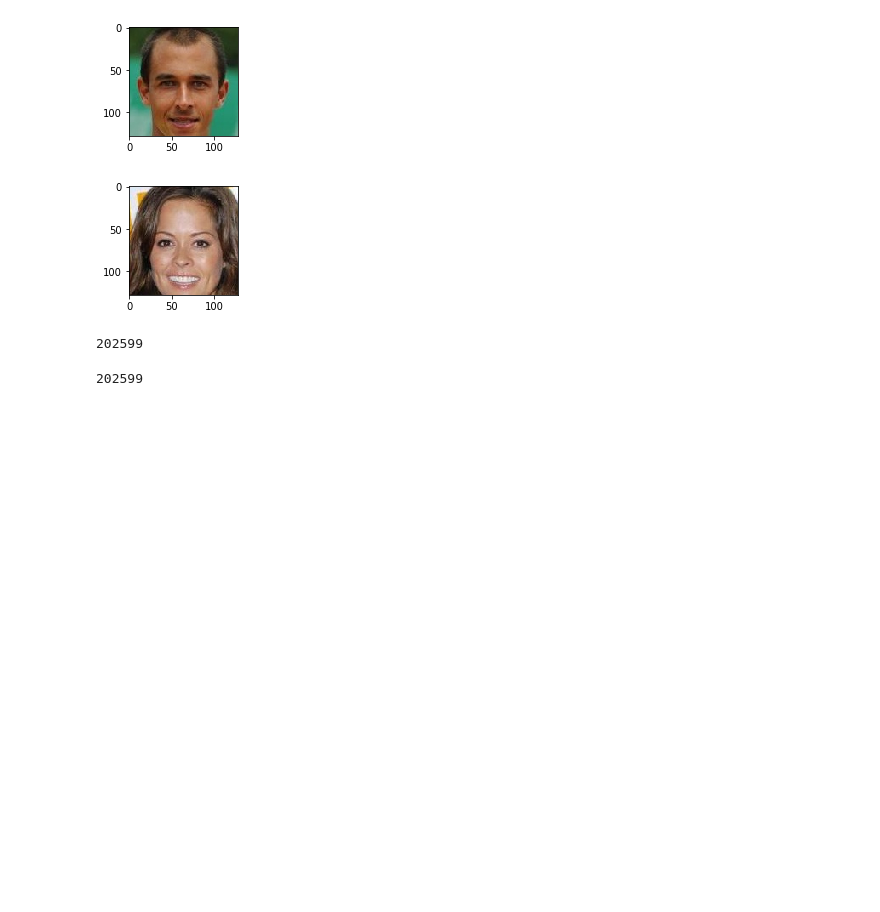
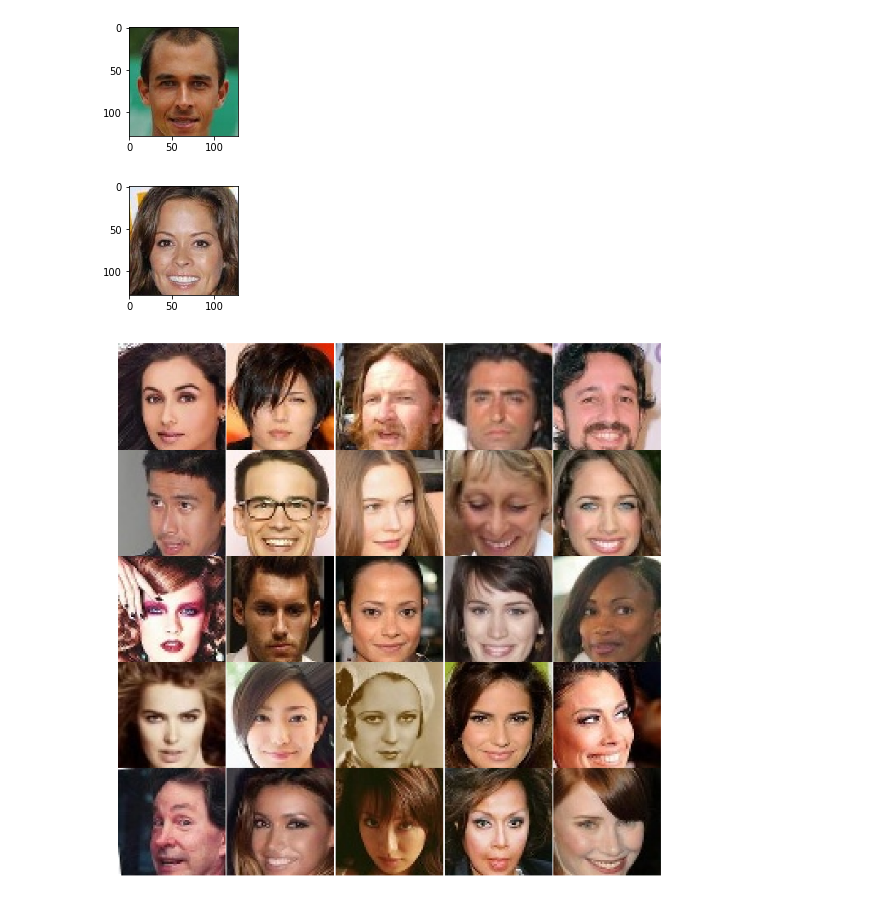
Before and after one commit to haru-256/celebA_gan.chainer, a Jupyter notebook: visualize_data.ipynb, the cells around one changed output. Drawn from its saved outputs; the diff is of its cells as text; code cells hidden in the pictures; blank space fills up the shorter version.

```diff
--- a/visualize_data.ipynb
+++ b/visualize_data.ipynb
@@ -80,10 +80,18 @@ for path in save_path.glob("*jpg"):
 [figure]
 [figure]
 # %%
-len([path for path in save_path.glob("*.jpg")])
+cropped_path = pathlib.Path("../data/CelebA/Img/center_cropped_resize_64/").resolve()
+img_path = [path for path in cropped_path.glob("*jpg")]
-# %% [output]
-202599
-# %%
-len([path for path in data_path.glob("*.jpg")])
-# %% [output]
-202599
+# %%
+fig, axes = plt.subplots(5, 5, figsize=(12,12))
+i=9998
+for offset ,ax in enumerate(axes.flatten()):
+    path = img_path[i+offset]
+    img = cv2.imread(str(path))
+    ax.imshow(cv2.cvtColor(img, cv2.COLOR_BGR2RGB))
+    ax.axis("off")
+    i+=1
+fig.subplots_adjust(wspace=-0.01, hspace=-0.01)
+fig.savefig("data_visualization.png", bbox_inches="tight", pad_inches=0.0)
+# %% [output]
+[figure, added]
```
Also changed, not shown: parts of 1 cell of this notebook, 6 other files.
